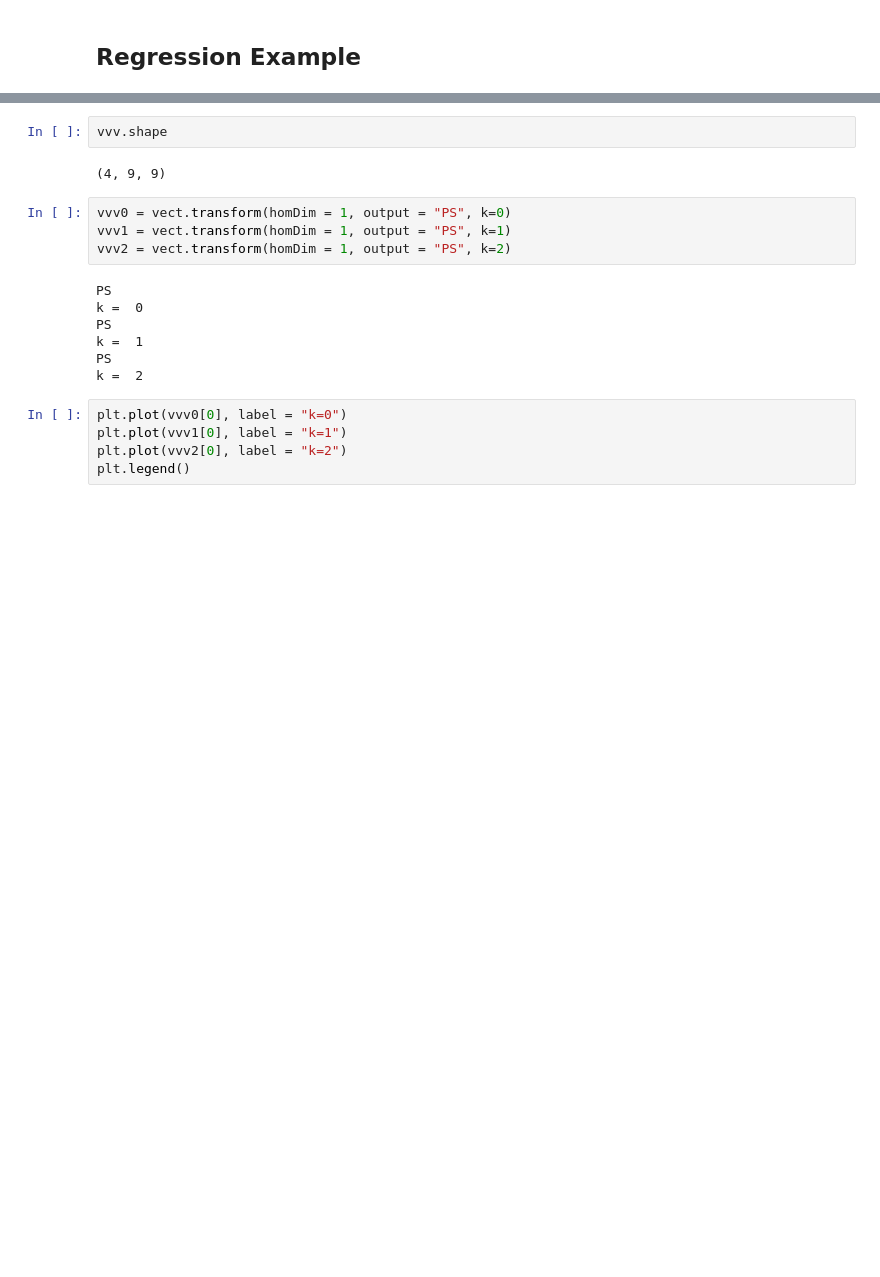
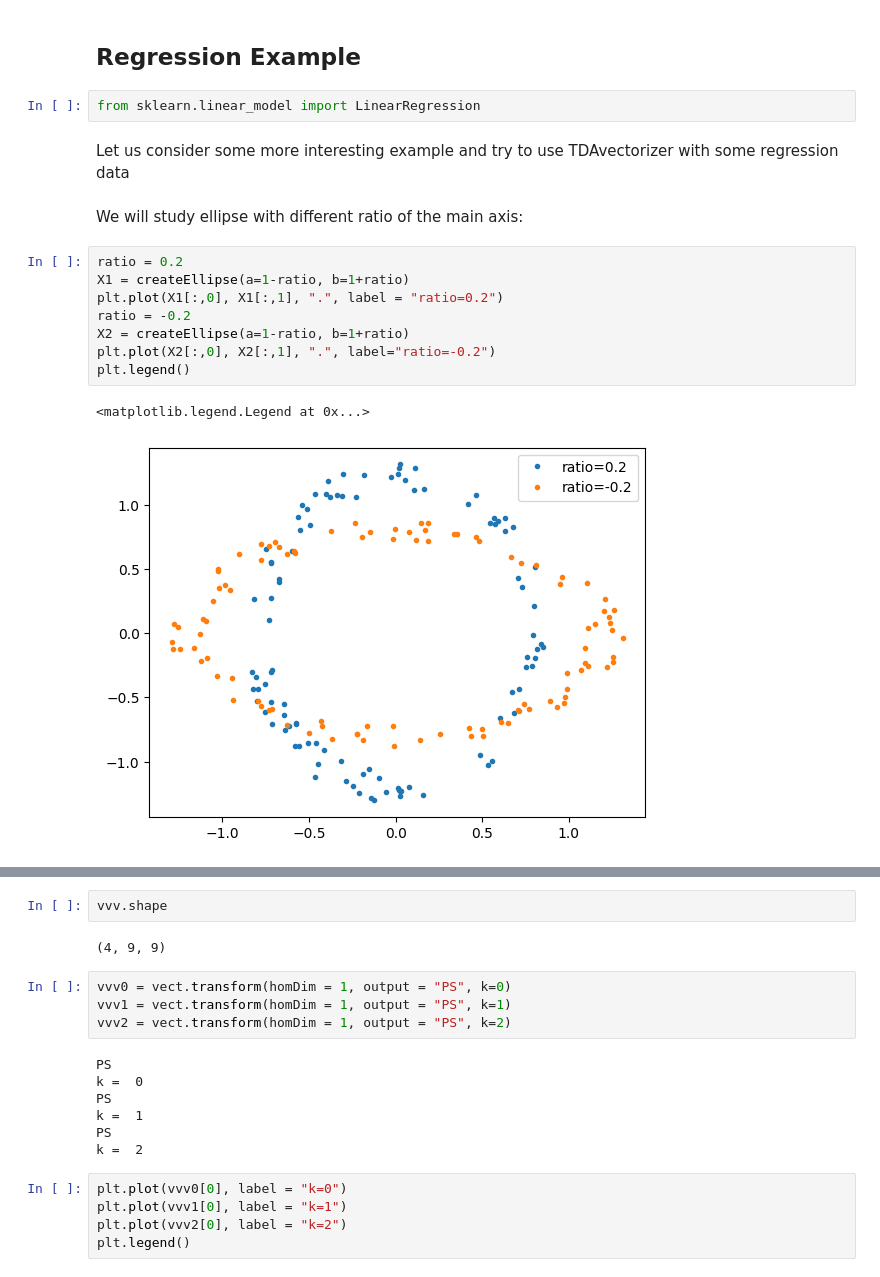
Before and after one commit to ALuchinsky/vpb_python, a Jupyter notebook: python/test_TDAvectorizer.ipynb, the cells around one changed output, grey strips where cells are left out. Drawn from its saved outputs; the diff is of its cells as text; blank space fills up the shorter version.

```diff
--- a/python/test_TDAvectorizer.ipynb
+++ b/python/test_TDAvectorizer.ipynb
@@ -211,2 +211,19 @@ for v in vvv:
 # %% [markdown]
 ## Regression Example
+# %%
+from sklearn.linear_model import LinearRegression
+# %% [markdown]
+Let us consider some more interesting example and try to use TDAvectorizer with some regression data
+# %% [markdown]
+We will study ellipse with different ratio of the main axis:
+# %%
+ratio = 0.2
+X1 = createEllipse(a=1-ratio, b=1+ratio)
+plt.plot(X1[:,0], X1[:,1], ".", label = "ratio=0.2")
+ratio = -0.2
+X2 = createEllipse(a=1-ratio, b=1+ratio)
+plt.plot(X2[:,0], X2[:,1], ".", label="ratio=-0.2")
+plt.legend()
+# %% [output]
+<matplotlib.legend.Legend at 0x...>
+[figure, added]
```
Also changed, not shown: parts of 11 cells of this notebook, 1 other file.
